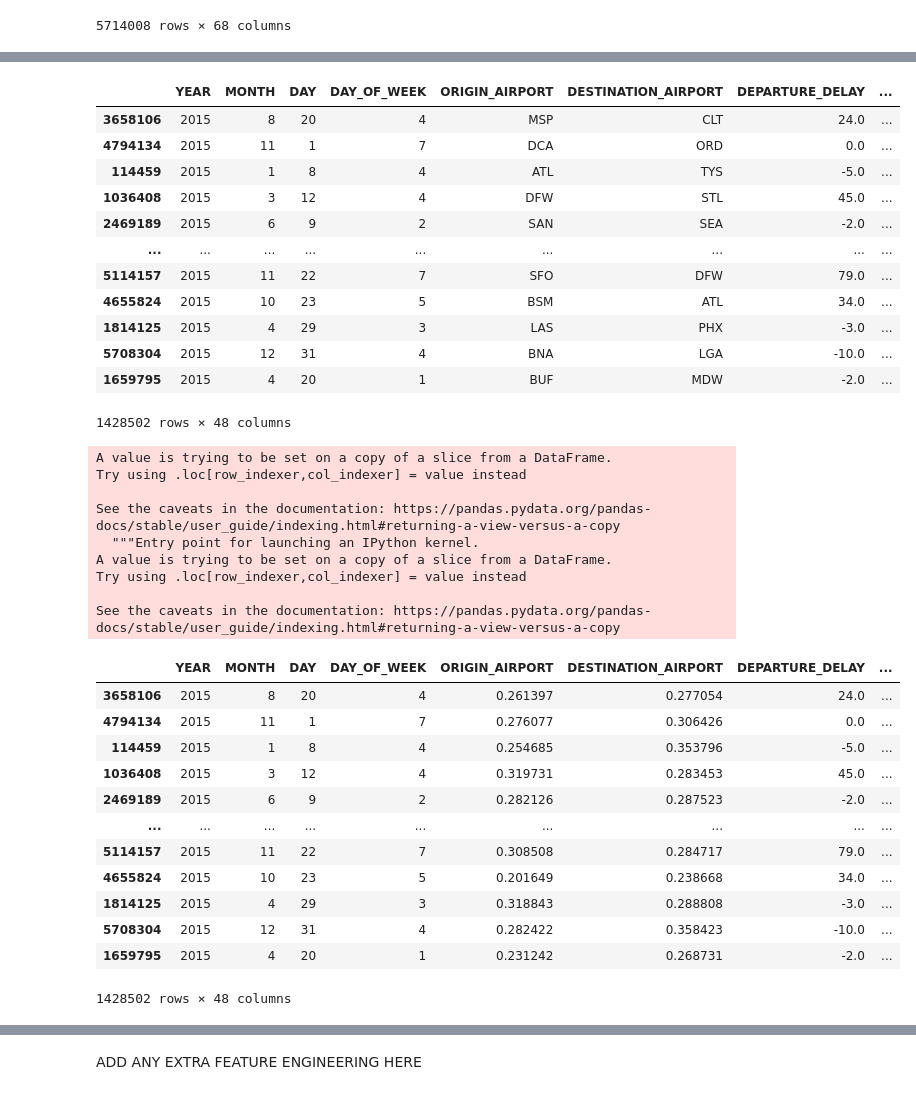
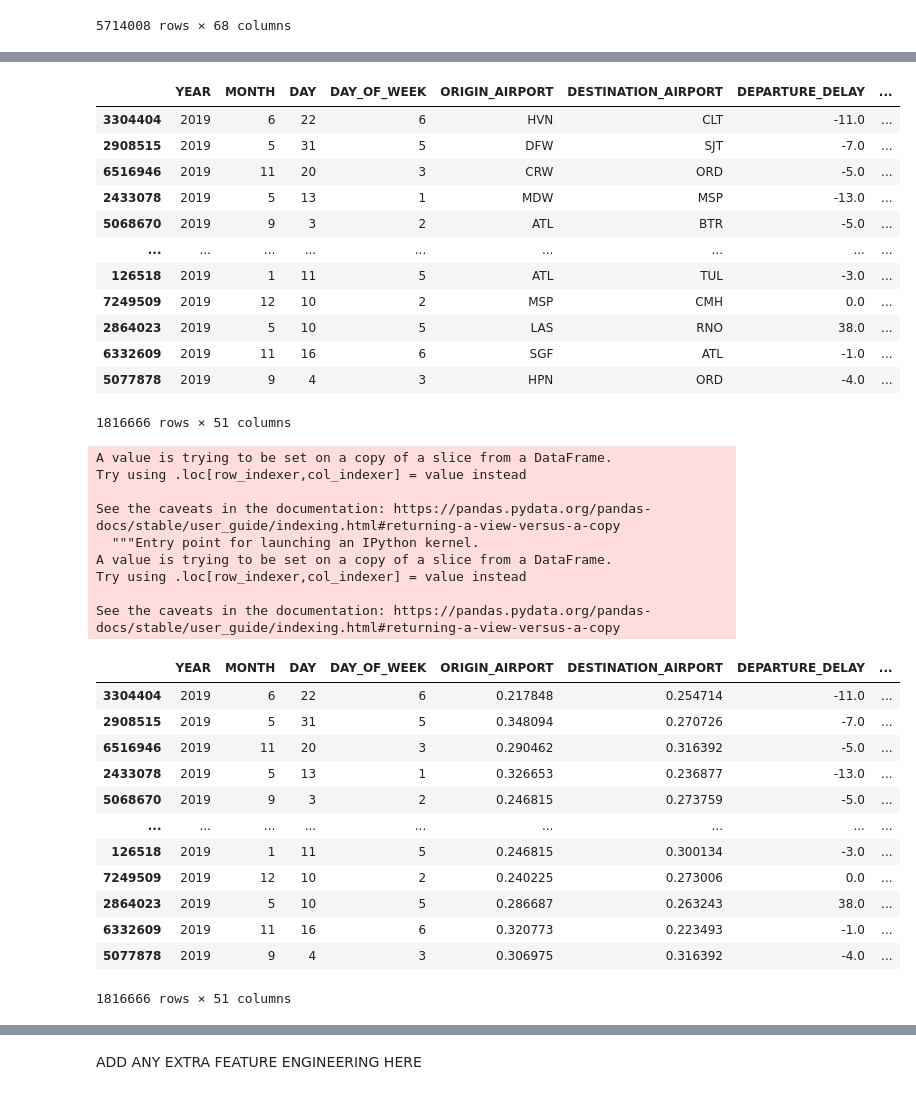
Before and after one commit to bchaithanyasai/PredictLateArrivalsPaper, a Jupyter notebook: Data_Preprocessing_and_Feature_Engineering_2019.ipynb, the cells around one changed output, grey strips where cells are left out. Saved outputs shown, nothing was run; the diff lists cells and outputs as text; code cells hidden in the pictures.

```diff
--- a/Data_Preprocessing_and_Feature_Engineering_2019.ipynb
+++ b/Data_Preprocessing_and_Feature_Engineering_2019.ipynb
@@ -13,7 +17,7 @@ X_columns=['YEAR','MONTH','DAY','DAY_OF_WEEK', 'AIRLINE', 'ORIGIN_AIRPORT', 'DES
 # %%
 import pandas as pd
 
-data=pd.read_csv('/content/drive/My Drive/Handled_data.csv')
+data=pd.read_csv('/content/drive/My Drive/Handled_data_2019.csv')
 # %%
 data = data.assign(OUTCOME=(data['ARRIVAL_DELAY'] > 4).astype(int))
 data
@@ -633,21 +637,21 @@ data
 # %%
-cols=['YEAR','MONTH','DAY','DAY_OF_WEEK','ORIGIN_AIRPORT','DESTINATION_AIRPORT','DEPARTURE_DELAY','TAXI_OUT','SCHEDULED_TIME','DISTANCE','AIR_TIME','DIVERTED','AIR_SYSTEM_DELAY','SECURITY_DELAY','AIRLINE_DELAY','LATE_AIRCRAFT_DELAY','WEATHER_DELAY','AIRLINE_ORIGIN_AIRPORT','AIRLINE_DESTINATION_AIRPORT','ORIGIN_AIRPORT_DESTINATION_AIRPORT','AA','AS','B6','DL','EV','F9','HA','MQ','NK','OO','UA','US','VX','WN','DEPARTURE_TIME_HOUR','SCHEDULED_DEPARTURE_HOUR','SCHEDULED_ARRIVAL_HOUR','DEPARTURE_TIME_MINUTE','SCHEDULED_DEPARTURE_MINUTE','SCHEDULED_ARRIVAL_MINUTE','WHEELS_OFF_HOUR','WHEELS_OFF_MINUTE','AIR_SYSTEM_DELAY_is_missing','SECURITY_DELAY_is_missing','AIRLINE_DELAY_is_missing','LATE_AIRCRAFT_DELAY_is_missing','WEATHER_DELAY_is_missing','OUTCOME']
+cols=['YEAR','MONTH','DAY','DAY_OF_WEEK','ORIGIN_AIRPORT','DESTINATION_AIRPORT','DEPARTURE_DELAY','TAXI_OUT','SCHEDULED_TIME','DISTANCE','AIR_TIME','DIVERTED','AIR_SYSTEM_DELAY','SECURITY_DELAY','AIRLINE_DELAY','LATE_AIRCRAFT_DELAY','WEATHER_DELAY','AIRLINE_ORIGIN_AIRPORT','AIRLINE_DESTINATION_AIRPORT','ORIGIN_AIRPORT_DESTINATION_AIRPORT','9E','AA','AS','B6','DL','EV','F9','G4','HA','MQ','NK','OH','OO','UA','WN','YV','YX','DEPARTURE_TIME_HOUR','SCHEDULED_DEPARTURE_HOUR','SCHEDULED_ARRIVAL_HOUR','DEPARTURE_TIME_MINUTE','SCHEDULED_DEPARTURE_MINUTE','SCHEDULED_ARRIVAL_MINUTE','WHEELS_OFF_HOUR','WHEELS_OFF_MINUTE','AIR_SYSTEM_DELAY_is_missing','SECURITY_DELAY_is_missing','AIRLINE_DELAY_is_missing','LATE_AIRCRAFT_DELAY_is_missing','WEATHER_DELAY_is_missing','OUTCOME']
 data=data[cols]
 data
 # %% [output]
 |  | YEAR | MONTH | DAY | DAY_OF_WEEK | ORIGIN_AIRPORT | DESTINATION_AIRPORT | DEPARTURE_DELAY | ... |
-| 3658106 | 2015 | 8 | 20 | 4 | MSP | CLT | 24.0 | ... |
-| 4794134 | 2015 | 11 | 1 | 7 | DCA | ORD | 0.0 | ... |
-| 114459 | 2015 | 1 | 8 | 4 | ATL | TYS | -5.0 | ... |
-| 1036408 | 2015 | 3 | 12 | 4 | DFW | STL | 45.0 | ... |
-| 2469189 | 2015 | 6 | 9 | 2 | SAN | SEA | -2.0 | ... |
+| 3304404 | 2019 | 6 | 22 | 6 | HVN | CLT | -11.0 | ... |
+| 2908515 | 2019 | 5 | 31 | 5 | DFW | SJT | -7.0 | ... |
+| 6516946 | 2019 | 11 | 20 | 3 | CRW | ORD | -5.0 | ... |
+| 2433078 | 2019 | 5 | 13 | 1 | MDW | MSP | -13.0 | ... |
+| 5068670 | 2019 | 9 | 3 | 2 | ATL | BTR | -5.0 | ... |
 | ... | ... | ... | ... | ... | ... | ... | ... | ... |
-| 5114157 | 2015 | 11 | 22 | 7 | SFO | DFW | 79.0 | ... |
-| 4655824 | 2015 | 10 | 23 | 5 | BSM | ATL | 34.0 | ... |
-| 1814125 | 2015 | 4 | 29 | 3 | LAS | PHX | -3.0 | ... |
-| 5708304 | 2015 | 12 | 31 | 4 | BNA | LGA | -10.0 | ... |
-| 1659795 | 2015 | 4 | 20 | 1 | BUF | MDW | -2.0 | ... |
+| 126518 | 2019 | 1 | 11 | 5 | ATL | TUL | -3.0 | ... |
+| 7249509 | 2019 | 12 | 10 | 2 | MSP | CMH | 0.0 | ... |
+| 2864023 | 2019 | 5 | 10 | 5 | LAS | RNO | 38.0 | ... |
+| 6332609 | 2019 | 11 | 16 | 6 | SGF | ATL | -1.0 | ... |
+| 5077878 | 2019 | 9 | 4 | 3 | HPN | ORD | -4.0 | ... |
-1428502 rows × 48 columns
+1816666 rows × 51 columns
 # %%
 data['ORIGIN_AIRPORT']=data['ORIGIN_AIRPORT'].map(ori_di)
 data['DESTINATION_AIRPORT']=data['DESTINATION_AIRPORT'].map(des_di)
@@ -663,18 +667,18 @@ Try using .loc[row_indexer,col_indexer] = value instead
 
 See the caveats in the documentation: https://pandas.pydata.org/pandas-docs/stable/user_guide/indexing.html#returning-a-view-versus-a-copy
 |  | YEAR | MONTH | DAY | DAY_OF_WEEK | ORIGIN_AIRPORT | DESTINATION_AIRPORT | DEPARTURE_DELAY | ... |
-| 3658106 | 2015 | 8 | 20 | 4 | 0.261397 | 0.277054 | 24.0 | ... |
-| 4794134 | 2015 | 11 | 1 | 7 | 0.276077 | 0.306426 | 0.0 | ... |
-| 114459 | 2015 | 1 | 8 | 4 | 0.254685 | 0.353796 | -5.0 | ... |
-| 1036408 | 2015 | 3 | 12 | 4 | 0.319731 | 0.283453 | 45.0 | ... |
-| 2469189 | 2015 | 6 | 9 | 2 | 0.282126 | 0.287523 | -2.0 | ... |
+| 3304404 | 2019 | 6 | 22 | 6 | 0.217848 | 0.254714 | -11.0 | ... |
+| 2908515 | 2019 | 5 | 31 | 5 | 0.348094 | 0.270726 | -7.0 | ... |
+| 6516946 | 2019 | 11 | 20 | 3 | 0.290462 | 0.316392 | -5.0 | ... |
+| 2433078 | 2019 | 5 | 13 | 1 | 0.326653 | 0.236877 | -13.0 | ... |
+| 5068670 | 2019 | 9 | 3 | 2 | 0.246815 | 0.273759 | -5.0 | ... |
 | ... | ... | ... | ... | ... | ... | ... | ... | ... |
-| 5114157 | 2015 | 11 | 22 | 7 | 0.308508 | 0.284717 | 79.0 | ... |
-| 4655824 | 2015 | 10 | 23 | 5 | 0.201649 | 0.238668 | 34.0 | ... |
-| 1814125 | 2015 | 4 | 29 | 3 | 0.318843 | 0.288808 | -3.0 | ... |
-| 5708304 | 2015 | 12 | 31 | 4 | 0.282422 | 0.358423 | -10.0 | ... |
-| 1659795 | 2015 | 4 | 20 | 1 | 0.231242 | 0.268731 | -2.0 | ... |
+| 126518 | 2019 | 1 | 11 | 5 | 0.246815 | 0.300134 | -3.0 | ... |
+| 7249509 | 2019 | 12 | 10 | 2 | 0.240225 | 0.273006 | 0.0 | ... |
+| 2864023 | 2019 | 5 | 10 | 5 | 0.286687 | 0.263243 | 38.0 | ... |
+| 6332609 | 2019 | 11 | 16 | 6 | 0.320773 | 0.223493 | -1.0 | ... |
+| 5077878 | 2019 | 9 | 4 | 3 | 0.306975 | 0.316392 | -4.0 | ... |
-1428502 rows × 48 columns
+1816666 rows × 51 columns
 # %%
 data['DEPARTURE_DELAY']=data['DEPARTURE_DELAY'].map(dep_del_di)
 data
```
Also changed, not shown: parts of 38 cells of this notebook.
